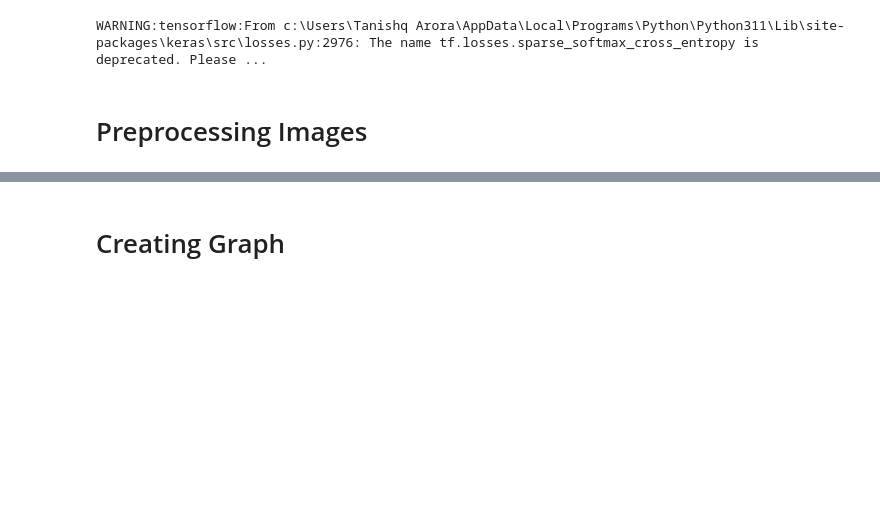
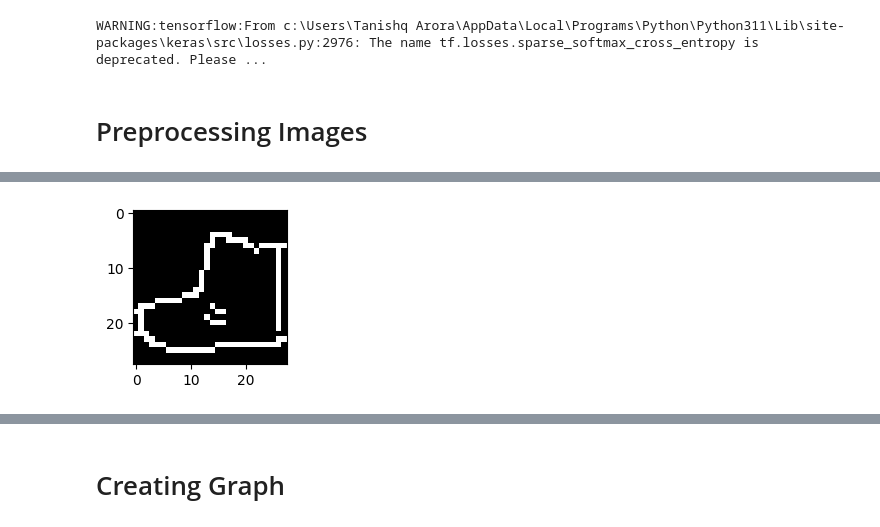
Before and after one commit to Tintintani/BtechProject-Image-Classification-using-Graph-Autoencoder, a Jupyter notebook: finalCode.ipynb, the cells around one changed output, grey strips where cells are left out. Cells and saved outputs as stored; diff of their text form; code cells hidden in the pictures; blank space fills up the shorter version.

```diff
--- a/finalCode.ipynb
+++ b/finalCode.ipynb
@@ -45,5 +45,7 @@ plt.show()
 # %%
-# plt.figure(figsize=(2, 2))
-# plt.imshow(edge_detection_train[k], interpolation='nearest', cmap='gray')
-# plt.show()
+plt.figure(figsize=(2, 2))
+plt.imshow(edge_detection_train[k], interpolation='nearest', cmap='gray')
+plt.show()
+# %% [output]
+[figure, added]
 # %%
```
Also changed, not shown: parts of 20 cells of this notebook.
